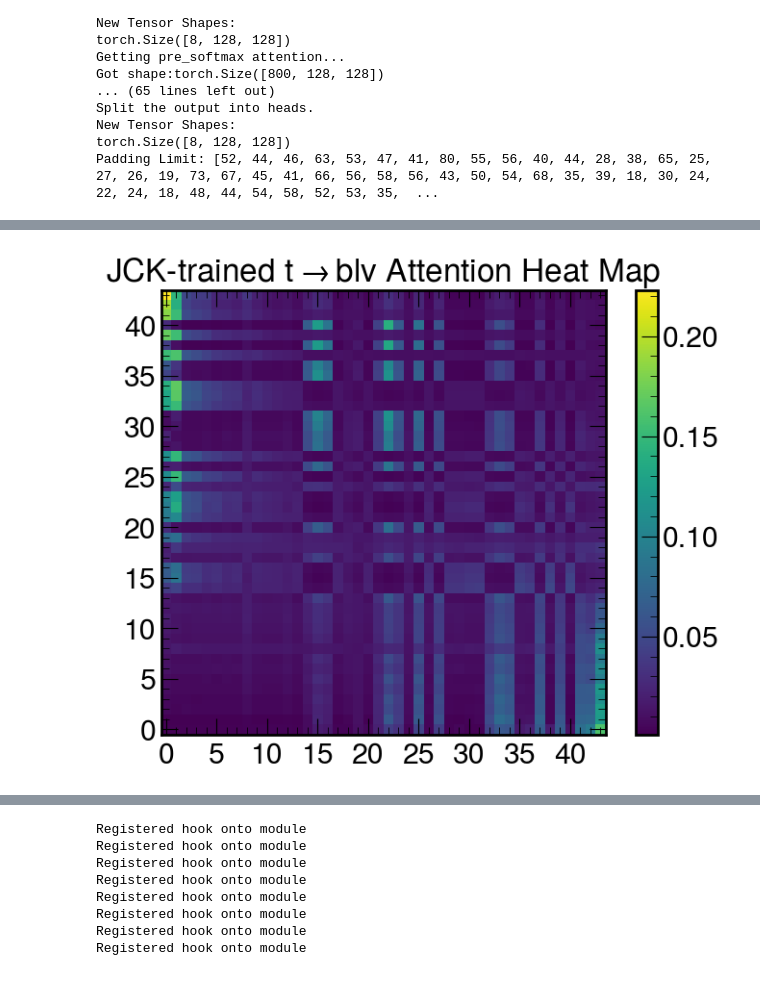
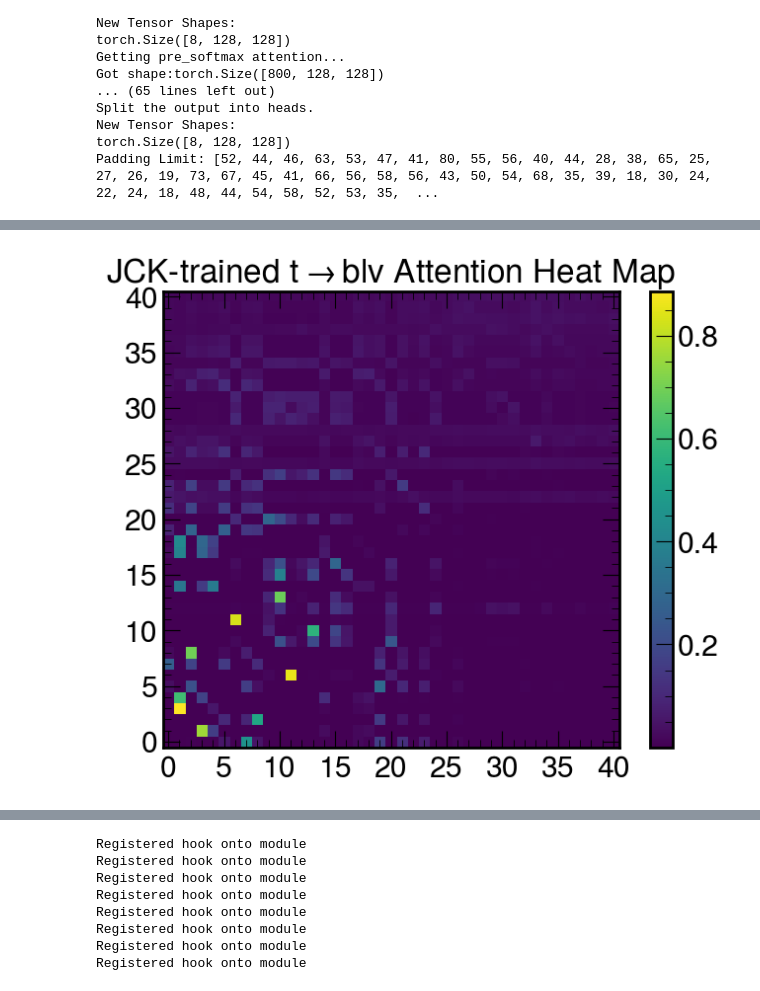
Before and after one commit to tim-legge/ParT_Interpretability, a Jupyter notebook: JetClass_kin_binary_AttentionGraphs.ipynb, the cells around one changed output, grey strips where cells are left out. Cells and saved outputs as stored; diff of their text form; code cells hidden in the pictures.

Commit message:
intermediate epoch states, show lack of binary attention

```diff
--- a/JetClass_kin_binary_AttentionGraphs.ipynb
+++ b/JetClass_kin_binary_AttentionGraphs.ipynb
@@ -2588,8 +2599,10 @@ qgtrained_modelpath = '/home/tim_legge/save_qg_model/on-qg-run2_best_epoch_state
 tltrained_modelpath = '/home/tim_legge/save_tl_model/on-tl-run2_best_epoch_state.pt'
 jck_trained_modelpath = '/home/tim_legge/particle_transformer_legge/models/ParT_kin.pt'
 jck_hadronic_qcd_trained_modelpath = './models/on-jc-hadronic-qcd-fulltrain_best_epoch_state.pt'
+smalltrained_modelpath = './models/on-jc-hadronic-qcd_run2_epoch-2_state.pt'
 jck_higgs_bb_leptonic_trained_modelpath = './models/on-jc-higgs-bb-leptonic-fulltrain_best_epoch_state.pt'
 jck_higgs_bb_qcd_trained_modelpath = './models/on-jc-higgs-bb-qcd-fulltrain_best_epoch_state.pt'
-jc_full_hadronic_qcd_trained_modelpath = './models/on-jc-full-hadronic-qcd-fulltrain_best_epoch_state.pt'
+jc_full_hadronic_qcd_trained_modelpath = './models/on-jc-full-hadronic-qcd-fulltrain2_best_epoch_state.pt'
+full_smalltrained_modelpath = './models/on-jc-full-hadronic-qcd-run2_epoch-2_state.pt'
 
 batch_size = 100
@@ -2596,5 +2623,5 @@ batch_size = 100
 # %%
-jck_binary_state_dict = torch.load(jck_hadronic_qcd_trained_modelpath, map_location=torch.device('cpu'))
+jck_binary_state_dict = torch.load(smalltrained_modelpath, map_location=torch.device('cpu'))
 jck_binary_model.load_state_dict(jck_binary_state_dict)
 jck_pf_features = np.load('./jc_hadronic_qcd_data/jc_hadronic_qcd_pf_features.npy')[:batch_size]
 jck_pf_vectors = np.load('./jc_hadronic_qcd_data/jc_hadronic_qcd_pf_vectors.npy')[:batch_size]
@@ -2603,5 +2630,6 @@ jck_pf_points = np.load('./jc_hadronic_qcd_data/jc_hadronic_qcd_pf_points.npy')[
 jck_labels = np.load('./jc_hadronic_qcd_data/jc_hadronic_qcd_labels.npy')[:batch_size]
 
 print(jck_pf_features.shape)
+print(jck_labels.shape)
 # %% [output]
 (100, 7, 128)
@@ -2667,33 +2830,33 @@ import numpy as np
 import matplotlib.pyplot as plt
 
 # Assuming the following variables are already defined
 # Example dummy data for context:
 # attention = np.random.rand(12, 128, 64, 64)  # A random tensor for illustration purposes
 # num = 50  # You can replace this with your actual value
 
-jet = 1
-head = 4
+jet = 6
+head = 1
 
 # Plotting the attention matrix with the origin in the lower left
 plt.figure(figsize=(8, 6))  # Adjust figure size as needed
 
 # Visualizing a specific part of the attention matrix
 plt.imshow(jck_attention[7][jet][head, 0:jck_hadronic_qcd_padding[jet], 0:jck_hadronic_qcd_padding[jet]], origin='lower', cmap='viridis')
 
 # Adding colorbar
 plt.colorbar()
 
 # Set the x and y ticks to integer values
 plt.xticks(np.arange(0, jck_hadronic_qcd_padding[jet], step=5))  # Set x-axis ticks as integers with step size of 5
 plt.yticks(np.arange(0, jck_hadronic_qcd_padding[jet], step=5))  # Same for y-axis
 plt.title(r'JCK-trained $t\rightarrow blv$ Attention Heat Map', fontsize=24)
 
 # Using LaTeX for the title in particle decay process format
 
 # Save the plot to a file
 #plt.savefig('JetClasskin_results/heatmaps/jck_heatmap_TTBarLep_head.pdf', bbox_inches="tight")
 
 # Show the plot
 plt.show()
 # %% [output]
-[figure, old version]
+[figure, new version]
```
Also changed, not shown: parts of 15 cells of this notebook, 4 other files.
